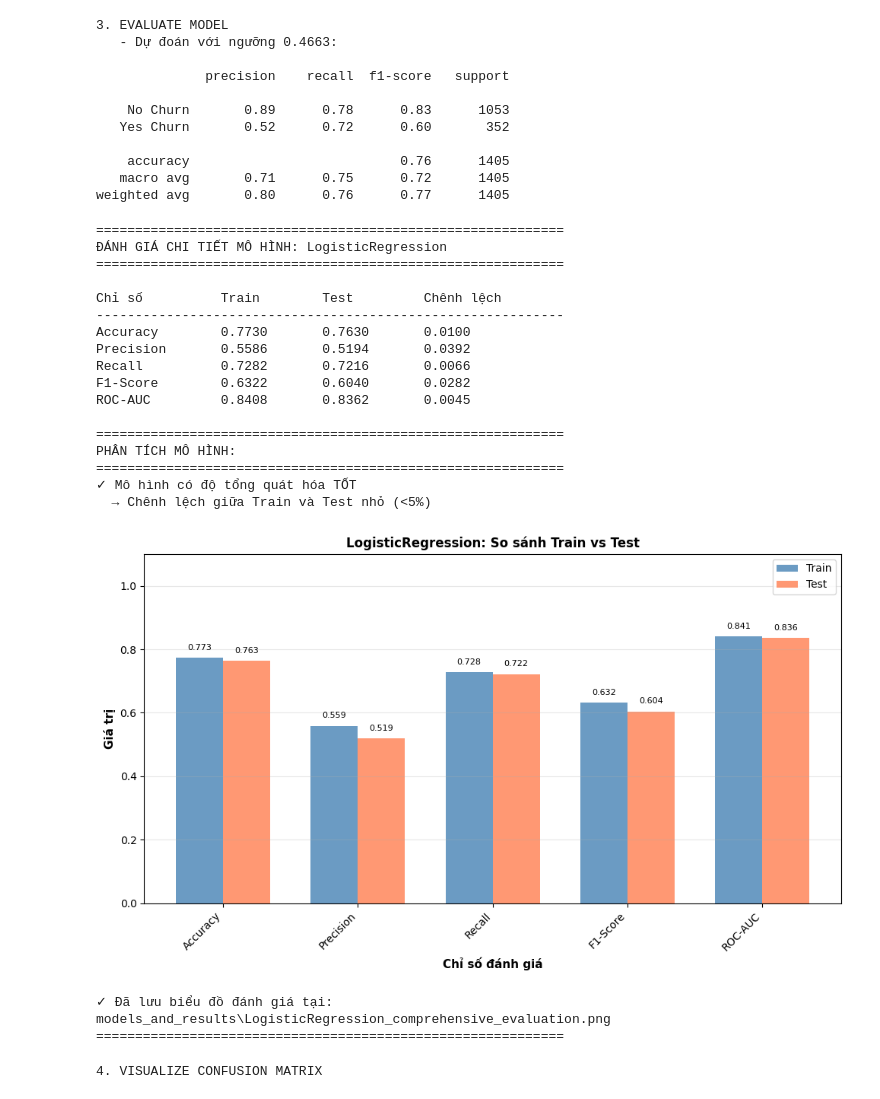
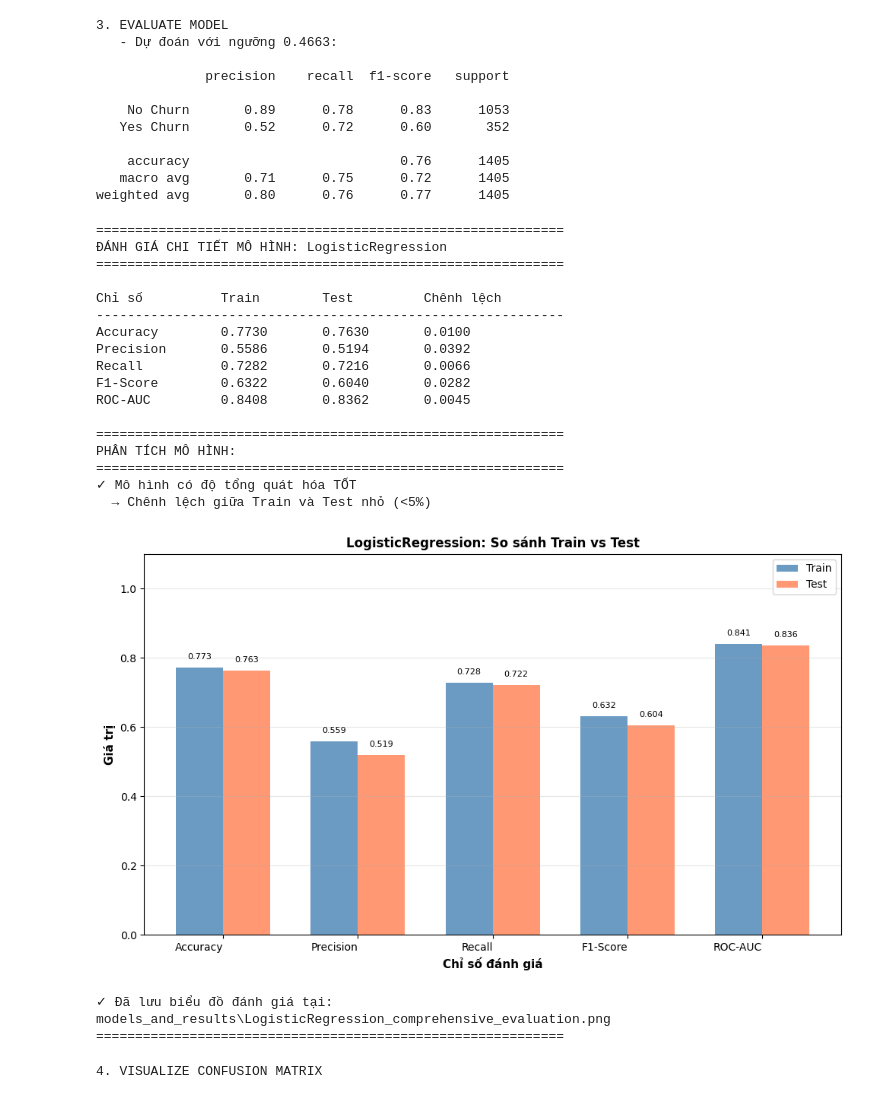
Before and after one commit to hovngnvm/customer_telco_churn, a Jupyter notebook: logisticRegression.ipynb, the cells around one changed output. Drawn from its saved outputs; the diff is of its cells as text; code cells hidden in the pictures.

```diff
--- a/logisticRegression.ipynb
+++ b/logisticRegression.ipynb
@@ -264,7 +264,7 @@ def comprehensive_model_evaluation(best_model, best_threshold, X_train, y_train,
     ax.set_ylabel('Giá trị', fontsize=11, fontweight='bold')
     ax.set_title(f'{model_name}: So sánh Train vs Test', fontsize=12, fontweight='bold')
     ax.set_xticks(x)
-    ax.set_xticklabels(metrics_names, rotation=45, ha='right')
+    ax.set_xticklabels(metrics_names, rotation=0, ha='right')
     ax.legend()
     ax.grid(axis='y', alpha=0.3)
     ax.set_ylim([0, 1.1])
@@ -288,34 +288,34 @@ def comprehensive_model_evaluation(best_model, best_threshold, X_train, y_train,
     return train_metrics, test_metrics
 
 # Gọi hàm đánh giá (thêm vào cuối mỗi notebook sau khi train xong)
 train_metrics, test_metrics = comprehensive_model_evaluation(
     best_model,
     best_threshold,
     X_train,
     y_train,
     X_test,
     y_test,
     model_name
 )
 # %% [output]
 ============================================================
 ĐÁNH GIÁ CHI TIẾT MÔ HÌNH: LogisticRegression
 ============================================================
 
 Chỉ số          Train        Test         Chênh lệch
 ------------------------------------------------------------
 Accuracy        0.7730       0.7630       0.0100
 Precision       0.5586       0.5194       0.0392
 Recall          0.7282       0.7216       0.0066
 F1-Score        0.6322       0.6040       0.0282
 ROC-AUC         0.8408       0.8362       0.0045
 
 ============================================================
 PHÂN TÍCH MÔ HÌNH:
 ============================================================
 ✓ Mô hình có độ tổng quát hóa TỐT
   → Chênh lệch giữa Train và Test nhỏ (<5%)
-[figure, old version]
+[figure, new version]
 ✓ Đã lưu biểu đồ đánh giá tại: models_and_results\LogisticRegression_comprehensive_evaluation.png
 ============================================================
 # %%
```
Also changed, not shown: 9 other files.
